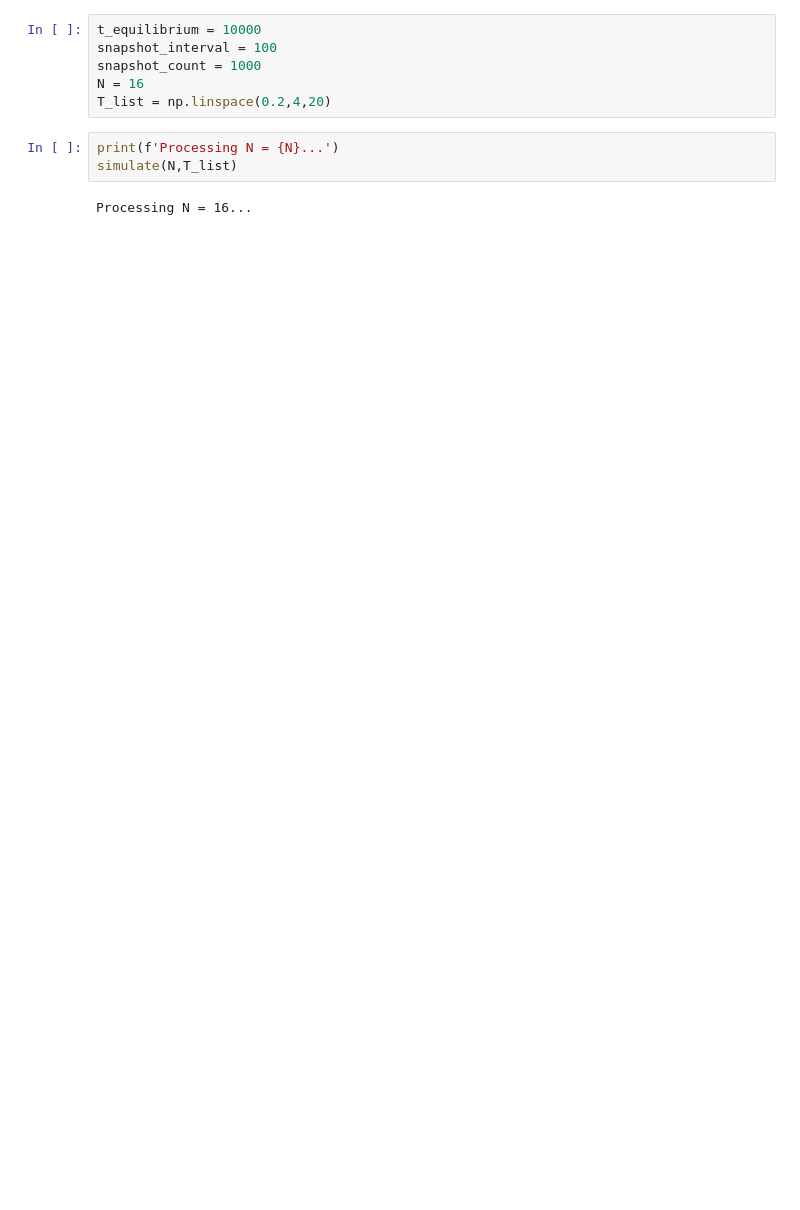
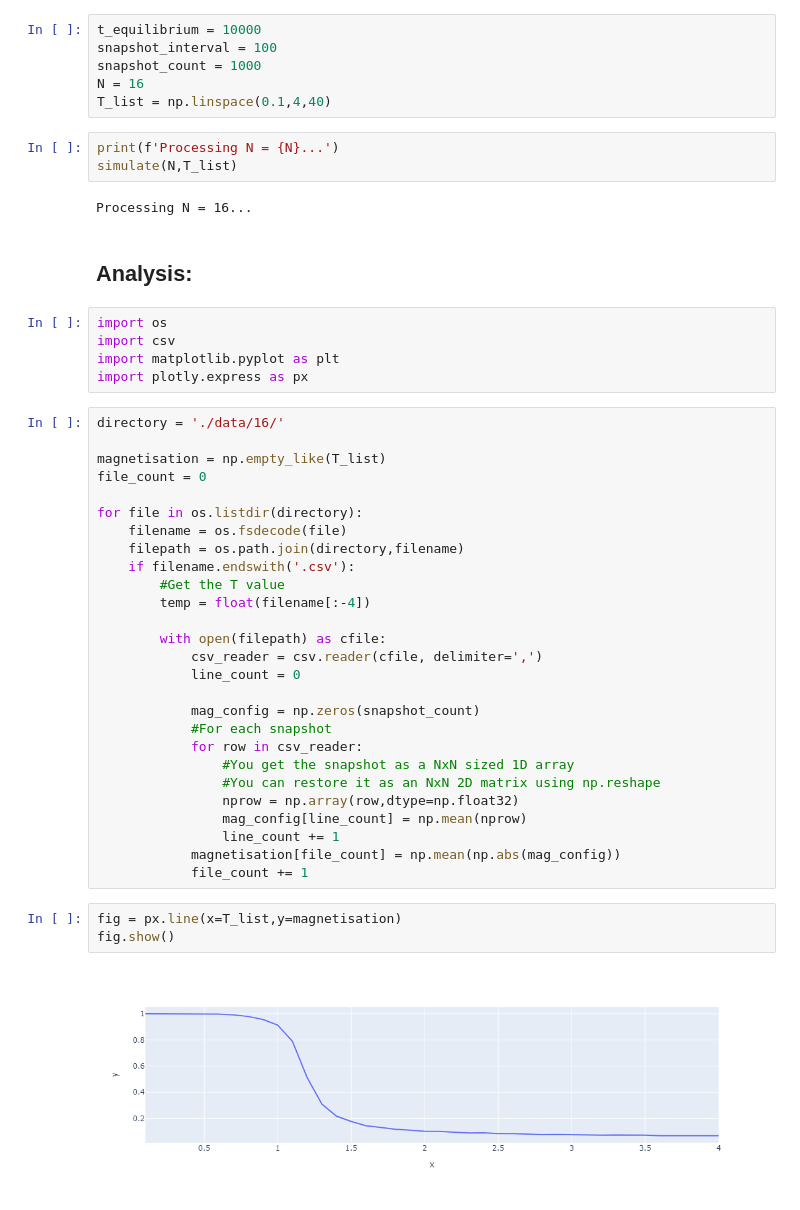
Before and after one commit to Newtech66/2D_Ising_Model_sim, a Jupyter notebook: metropolis_algorithm.ipynb, the cells around one changed output. Drawn from its saved outputs; the diff is of its cells as text; blank space fills up the shorter version.

Commit message:
acquired correct data and got magnetisation

```diff
--- a/metropolis_algorithm.ipynb
+++ b/metropolis_algorithm.ipynb
@@ -88,9 +87,48 @@ t_equilibrium = 10000
 snapshot_interval = 100
 snapshot_count = 1000
 N = 16
-T_list = np.linspace(0.2,4,20)
+T_list = np.linspace(0.1,4,40)
 # %%
 print(f'Processing N = {N}...')
 simulate(N,T_list)
 # %% [output]
 Processing N = 16...
+# %% [markdown]
+<h2>Analysis:</h2>
+# %%
+import os
+import csv
+import matplotlib.pyplot as plt
+import plotly.express as px
+# %%
+directory = './data/16/'
+
+magnetisation = np.empty_like(T_list)
+file_count = 0
+
+for file in os.listdir(directory):
+    filename = os.fsdecode(file)
+    filepath = os.path.join(directory,filename)
+    if filename.endswith('.csv'):
+        #Get the T value
+        temp = float(filename[:-4])
+
+        with open(filepath) as cfile:
+            csv_reader = csv.reader(cfile, delimiter=',')
+            line_count = 0
+
+            mag_config = np.zeros(snapshot_count)
+            #For each snapshot
+            for row in csv_reader:
+                #You get the snapshot as a NxN sized 1D array
+                #You can restore it as an NxN 2D matrix using np.reshape
+                nprow = np.array(row,dtype=np.float32)
+                mag_config[line_count] = np.mean(nprow)
+                line_count += 1
+            magnetisation[file_count] = np.mean(np.abs(mag_config))
+            file_count += 1
+# %%
+fig = px.line(x=T_list,y=magnetisation)
+fig.show()
+# %% [output]
+[figure, added]
```
Also changed, not shown: parts of 2 cells of this notebook, 35 other files.
